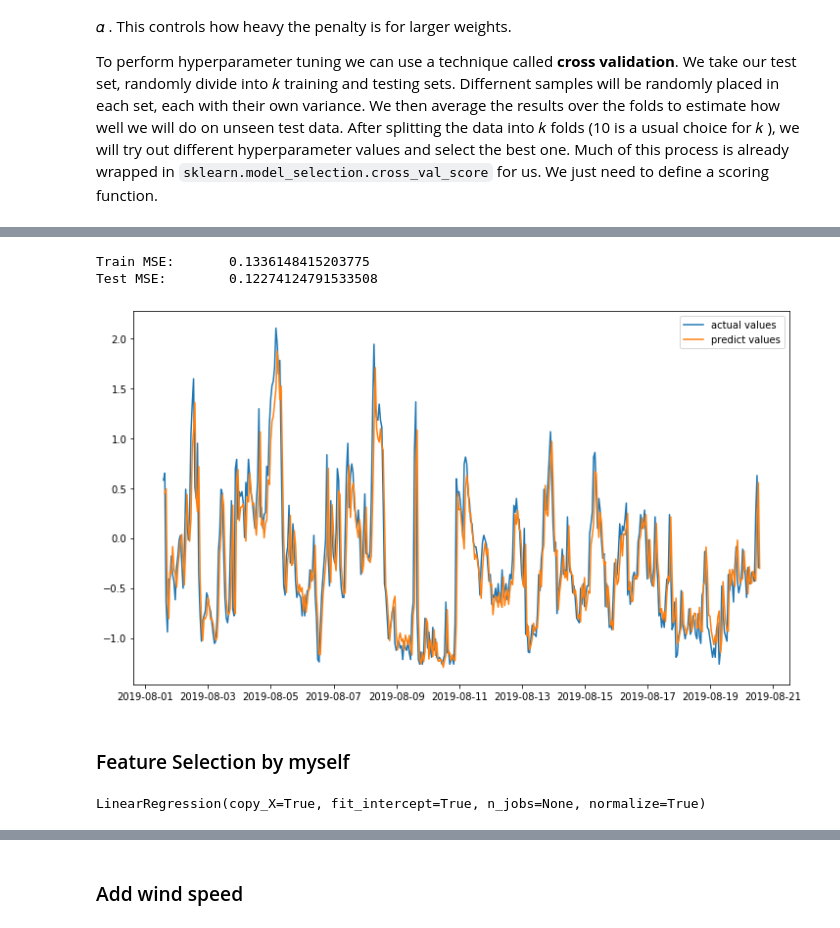
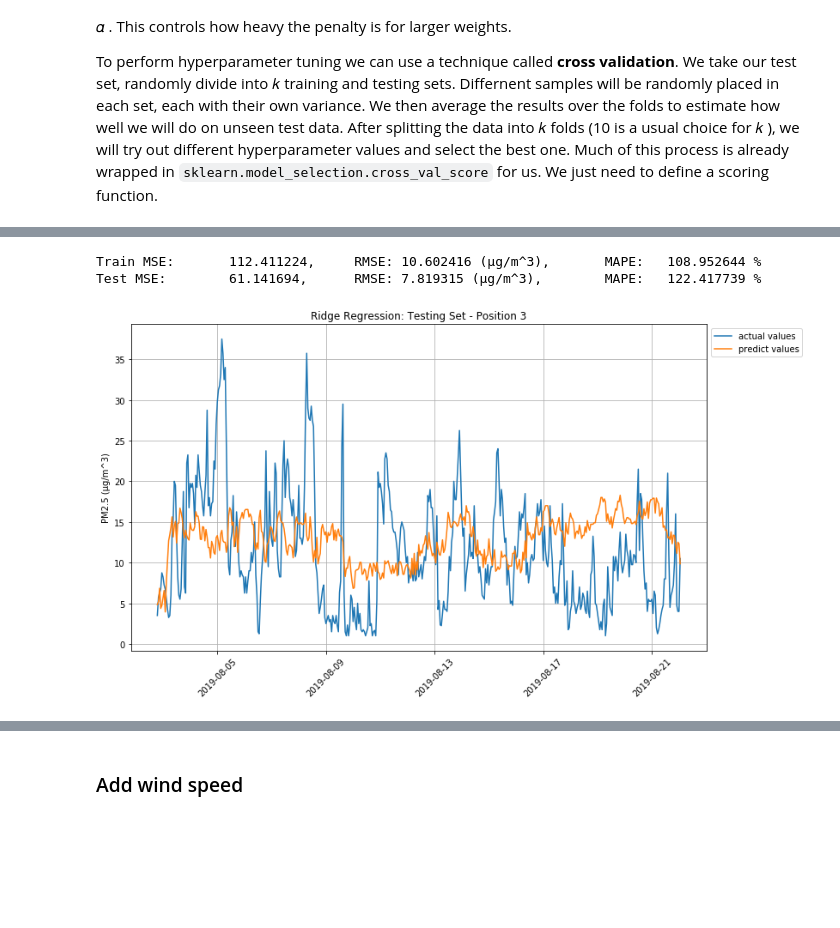
Before and after one commit to kevin110604/pm2.5_training, a Jupyter notebook: pm2.5_training_notebook.ipynb, the cells around one changed output, grey strips where cells are left out. Saved outputs shown, nothing was run; the diff lists cells and outputs as text; code cells hidden in the pictures; blank space fills up the shorter version.

```diff
--- a/pm2.5_training_notebook.ipynb
+++ b/pm2.5_training_notebook.ipynb
@@ -304,9 +295,10 @@ test_df_time_shift = df3mean_time_shift[four_fifth_len:]
 # %%
-X = train_df[['month', 'day', 'weekday', 'hour_minute', 'pm1.0', 'pm2.5', 'pm10.0', 'temp', 'humidity']]
-y = train_df[['pm2.5_next_hour']]
+# 'month', 'day', 'weekday', 'hour', 'pm1.0', 'pm2.5', 'pm10.0', 'temp', 'humidity', 'speed'
+X = train_df[['temp', 'humidity']]
+y = train_df[['pm2.5_shift']]
 # %%
-test_X = test_df[['month', 'day', 'weekday', 'hour_minute', 'pm1.0', 'pm2.5', 'pm10.0', 'temp', 'humidity']]
-test_y = test_df[['pm2.5_next_hour']]
+test_X = test_df[['temp', 'humidity']]
+test_y = test_df[['pm2.5_shift']]
 # %% [markdown]
 ### Fit the model
 
@@ -382,7 +406,7 @@ def scorer(model, X, y):
     return metrics.mean_squared_error(y, preds)
 # %%
 # Define a range of values for alpha to search over.
-alphas = np.linspace(start=0, stop=0.03, num=11)
+alphas = np.linspace(start=0, stop=100, num=11)
 
 mses = []
 for alpha in alphas:
@@ -427,26 +445,53 @@ Coefficient for   humidity:     -0.10636110930068478
 # Calculate mean squared error for training set & test set
 predict_train_y = ridge.predict(X)
 predict_y = ridge.predict(test_X)
-# Calculate mean squared error for training set & test set
-train_mse = metrics.mean_squared_error(y, predict_train_y)
-test_mse = metrics.mean_squared_error(test_y, predict_y)
-
-print('Train MSE:\t %s' % train_mse)
-print('Test MSE:\t %s' % test_mse)
-# %% [output]
-Train MSE:       0.1336148415203775
-Test MSE:        0.12274124791533508
+# %%
+# Transform normalized data back to original data
+m = mean_all['pm2.5_shift']
+s = std_all['pm2.5_shift']
+
+test_y_ori = test_y * s + m
+predict_y_ori = predict_y * s + m
+
+y_ori = y * s + m
+predict_train_y_ori = predict_train_y * s + m
+
+m = mean_all['pm2.5']
+s = std_all['pm2.5']
+
+test_df_ori = test_df['pm2.5'] * s + m
+# %%
+# Calculate MSE, MAPE for training set & test set
+
+def mean_absolute_percentage_error(y_true, y_pred):
+    y_true, y_pred = np.array(y_true), np.array(y_pred)
+    return np.mean(np.abs((y_true - y_pred) / y_true)) * 100
+
+train_mse = metrics.mean_squared_error(y_ori, predict_train_y_ori)
+test_mse = metrics.mean_squared_error(test_y_ori, predict_y_ori)
+
+train_mape = mean_absolute_percentage_error(y_ori, predict_train_y_ori)
+test_mape = mean_absolute_percentage_error(test_y_ori, predict_y_ori)
+
+print('Train MSE:\t %f,\t RMSE: %f (μg/m^3),\t MAPE:\t %f %%' % (train_mse, np.sqrt(train_mse), train_mape))
+print('Test MSE:\t %f,\t RMSE: %f (μg/m^3),\t MAPE:\t %f %%' % (test_mse, np.sqrt(test_mse), test_mape))
+# %% [output]
+Train MSE:       112.411224,     RMSE: 10.602416 (μg/m^3),       MAPE:   108.952644 %
+Test MSE:        61.141694,      RMSE: 7.819315 (μg/m^3),        MAPE:   122.417739 %
 # %%
 # Add explicitly converter
 pd.plotting.register_matplotlib_converters()
 # Plt
 plt.figure(figsize=(12, 7))
-# plt.plot(test_df_time_shift, test_y, label='actual values')
-plt.plot(test_df_time, test_df['pm2.5'], label='actual values')
-plt.plot(test_df_time_shift, predict_y, label='predict values')
-plt.legend()
+# plt.plot(test_df['time'], test_df_ori, label='actual values')
+plt.plot(test_df['time_shift'], test_y_ori, label='actual values')
+plt.plot(test_df['time_shift'], predict_y_ori, label='predict values')
+plt.xticks(rotation=45)
+plt.ylabel('Time')
+plt.ylabel('PM2.5 (μg/m^3)')
+plt.legend(loc='upper left', bbox_to_anchor=(1,1))
+plt.title('Ridge Regression: Testing Set - Position %d' % pos)
+plt.grid()
 plt.show()
 # %% [output]
-[figure, old version]
+[figure, new version]
-# %% [markdown]
-### Feature Selection by myself
@@ -457,6 +497,0 @@ test_X_fsm = test_X[['pm2.5', 'temp', 'humidity']]
-# %%
-# Fit the model
-model = linear_model.LinearRegression(normalize=True)
-model.fit(X_fsm, y)
-# %% [output]
-LinearRegression(copy_X=True, fit_intercept=True, n_jobs=None, normalize=True)
```
Also changed, not shown: parts of 84 cells of this notebook, 1 other file.
